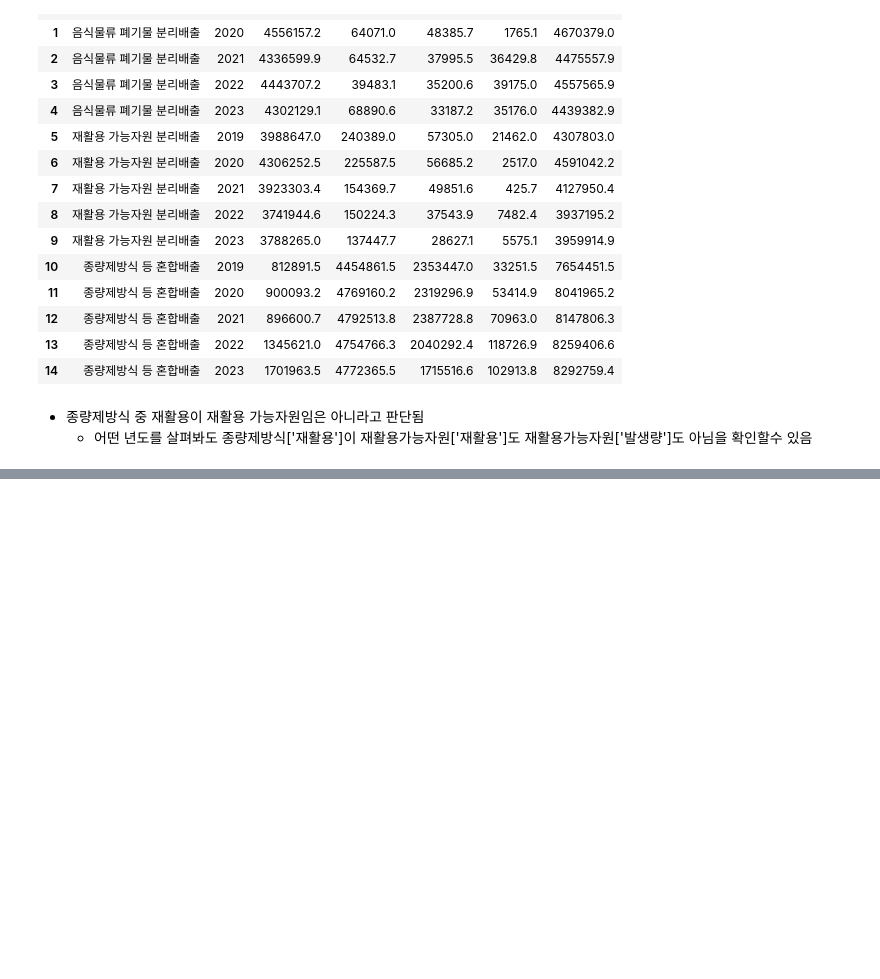
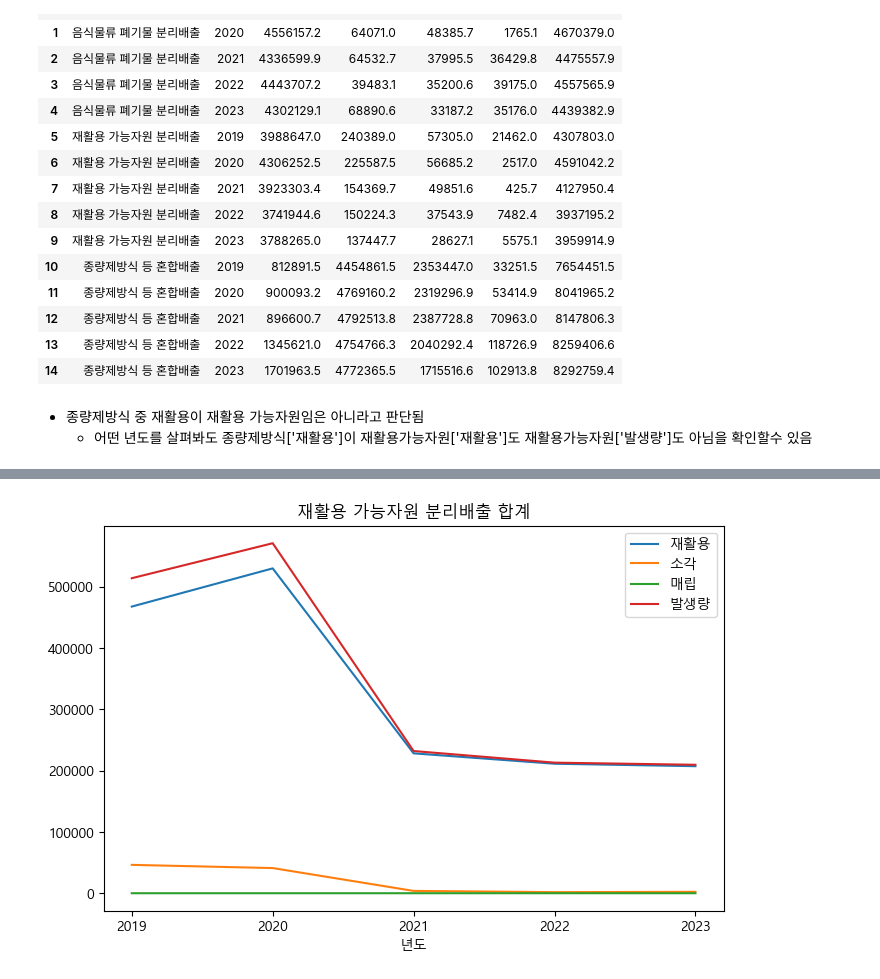
Before and after one commit to kimsang0220/Busan_Big_Data, a Jupyter notebook: NMJ/4차_EDA_쓰레기데이터.ipynb, the cells around one changed output, grey strips where cells are left out. Saved outputs shown, nothing was run; the diff lists cells and outputs as text; code cells hidden in the pictures; blank space fills up the shorter version.

```diff
--- a/NMJ/4차_EDA_쓰레기데이터.ipynb
+++ b/NMJ/4차_EDA_쓰레기데이터.ipynb
@@ -334,0 +255,17 @@ waste_group_total = waste.groupby("폐기물_종류").agg(
+# %%
+forplot = busan[busan['폐기물_종류']=='재활용 가능자원  분리배출']
+plt.figure(figsize=(8,5))
+
+plt.plot(forplot['연도'], forplot['재활용'], label = '재활용')
+plt.plot(forplot['연도'], forplot['소각'], label = '소각')
+plt.plot(forplot['연도'], forplot['매립'], label = '매립')
+plt.plot(forplot['연도'], forplot['발생량'], label = '발생량')
+
+plt.xlabel('년도')
+plt.xticks(forplot['연도'])
+
+plt.legend()
+plt.title('재활용 가능자원 분리배출 합계')
+plt.show()
+# %% [output]
+[figure, added]
```
Also changed, not shown: parts of 20 cells of this notebook.
